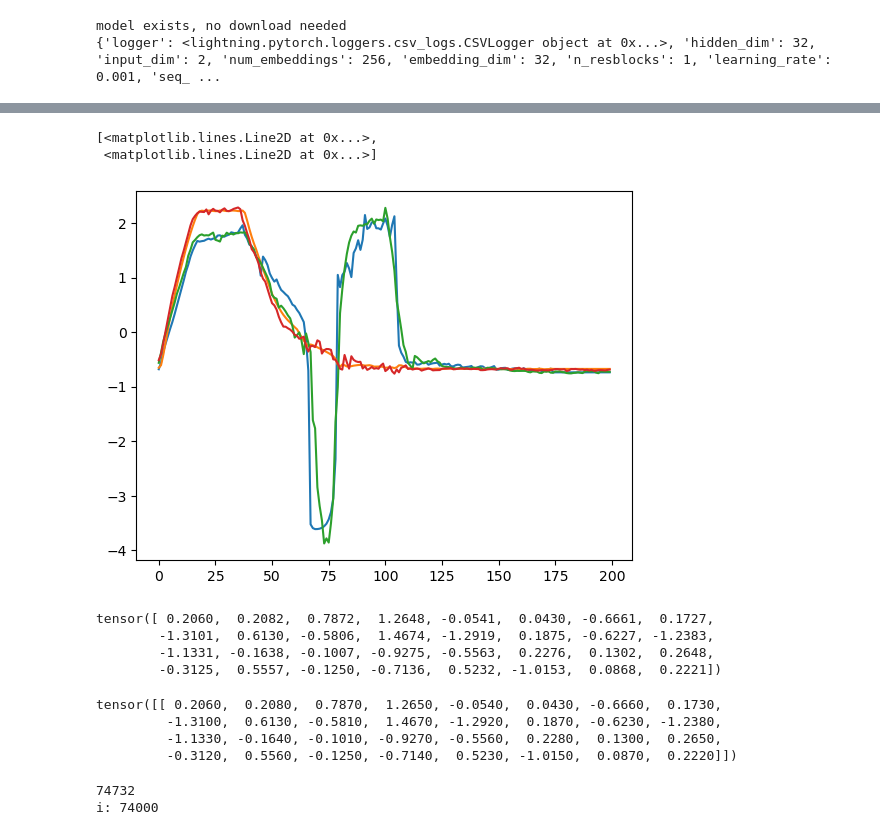
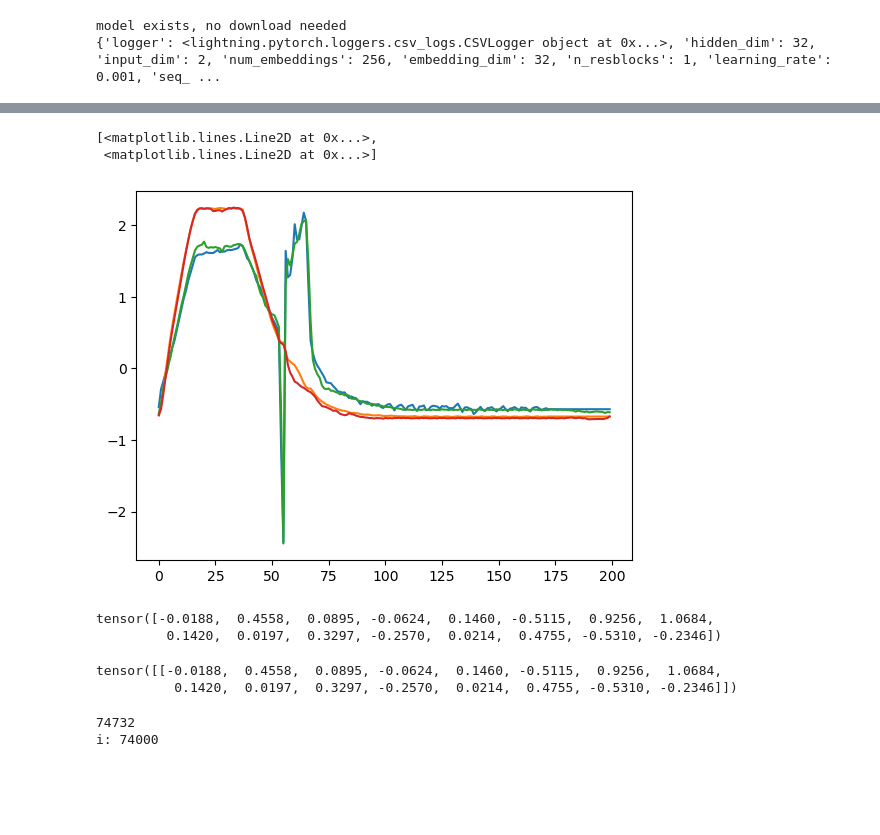
Before and after one commit to derantonin/VQ-VAE-Transformer-Arc-Welding, a Jupyter notebook: get_latent_data.ipynb, the cells around one changed output, grey strips where cells are left out. Saved outputs shown, nothing was run; the diff lists cells and outputs as text; code cells hidden in the pictures; blank space fills up the shorter version.

```diff
--- a/get_latent_data.ipynb
+++ b/get_latent_data.ipynb
@@ -261,12 +263,15 @@ def get_model_patch(model_name: str, file_name: str):
 
     return model, vq_vae_dict['hyper_parameters']
 
-mein_model, meine_hparams = get_model_patch("VQ-VAE-Patch", "VQ-VAE-Patch-best-v2.ckpt")
+mein_model, meine_hparams = get_model_patch("VQ-VAE-Patch", "VQ-VAE-Patch-best-v5.ckpt")
 y_model, y_hparams = get_model_patch("VQ-VAE-Patch", "vq_vae_patch_best.ckpt")
 
 # print(hparams)
 mein_model.eval()
-mein_codebook = torch.round(mein_model.vector_quantization.embedding.weight.data, decimals=3)
+if meine_hparams["use_improved_vq"]:
+    mein_codebook = torch.round(mein_model.vector_quantization.vq.codebooks[0], decimals=3)
+else:
+    mein_codebook = torch.round(mein_model.vector_quantization.embedding.weight.data, decimals=3)
 y_model.eval()
 y_codebook = torch.round(y_model.vector_quantization.embedding.weight.data, decimals=3)
 # %% [output]
@@ -290,6 +316,6 @@ def send_through_patch_model(model, input_data, reconstruct=False):
             loss = recon_error + embedding_loss
     return embedding_loss, x_hat, perplexity, z_q, q_indices, recon_error, loss
 
-data = torch.from_numpy(train_data[2]).float()
+data = torch.from_numpy(train_data[3]).float()
 embedding_loss, x_hat_patch, perplexity, q_data, q_indices, recon_error, loss = send_through_patch_model(mein_model, data.unsqueeze_(0), reconstruct=True)
 # recon_error, loss, embedding_loss, perplexity
@@ -335,24 +382,20 @@ plt.plot(x_hat[0].detach().numpy())
 # %%
-plt.plot(data[0])
+plt.plot(data)
 plt.plot(x_hat[0])
 # %% [output]
 [<matplotlib.lines.Line2D at 0x...>,
  <matplotlib.lines.Line2D at 0x...>]
-[figure, old version]
+[figure, new version]
-# %%
-quantized_data[0][3]
-# %% [output]
-tensor([ 0.2060,  0.2082,  0.7872,  1.2648, -0.0541,  0.0430, -0.6661,  0.1727,
-        -1.3101,  0.6130, -0.5806,  1.4674, -1.2919,  0.1875, -0.6227, -1.2383,
-        -1.1331, -0.1638, -0.1007, -0.9275, -0.5563,  0.2276,  0.1302,  0.2648,
-        -0.3125,  0.5557, -0.1250, -0.7136,  0.5232, -1.0153,  0.0868,  0.2221])
-# %%
-codebook[q_data_indices[3]]
-# %% [output]
-tensor([[ 0.2060,  0.2080,  0.7870,  1.2650, -0.0540,  0.0430, -0.6660,  0.1730,
-         -1.3100,  0.6130, -0.5810,  1.4670, -1.2920,  0.1870, -0.6230, -1.2380,
-         -1.1330, -0.1640, -0.1010, -0.9270, -0.5560,  0.2280,  0.1300,  0.2650,
-         -0.3120,  0.5560, -0.1250, -0.7140,  0.5230, -1.0150,  0.0870,  0.2220]])
+# %%
+q_data[0][0]
+# %% [output]
+tensor([-0.0188,  0.4558,  0.0895, -0.0624,  0.1460, -0.5115,  0.9256,  1.0684,
+         0.1420,  0.0197,  0.3297, -0.2570,  0.0214,  0.4755, -0.5310, -0.2346])
+# %%
+mein_codebook[q_indices[0][0]]
+# %% [output]
+tensor([[-0.0188,  0.4558,  0.0895, -0.0624,  0.1460, -0.5115,  0.9256,  1.0684,
+          0.1420,  0.0197,  0.3297, -0.2570,  0.0214,  0.4755, -0.5310, -0.2346]])
 # %%
 def get_q_or_e_embeddings(loader, model, amount_of_ts=None):
     if amount_of_ts is None:
```
Also changed, not shown: parts of 15 cells of this notebook, 3 other files.
